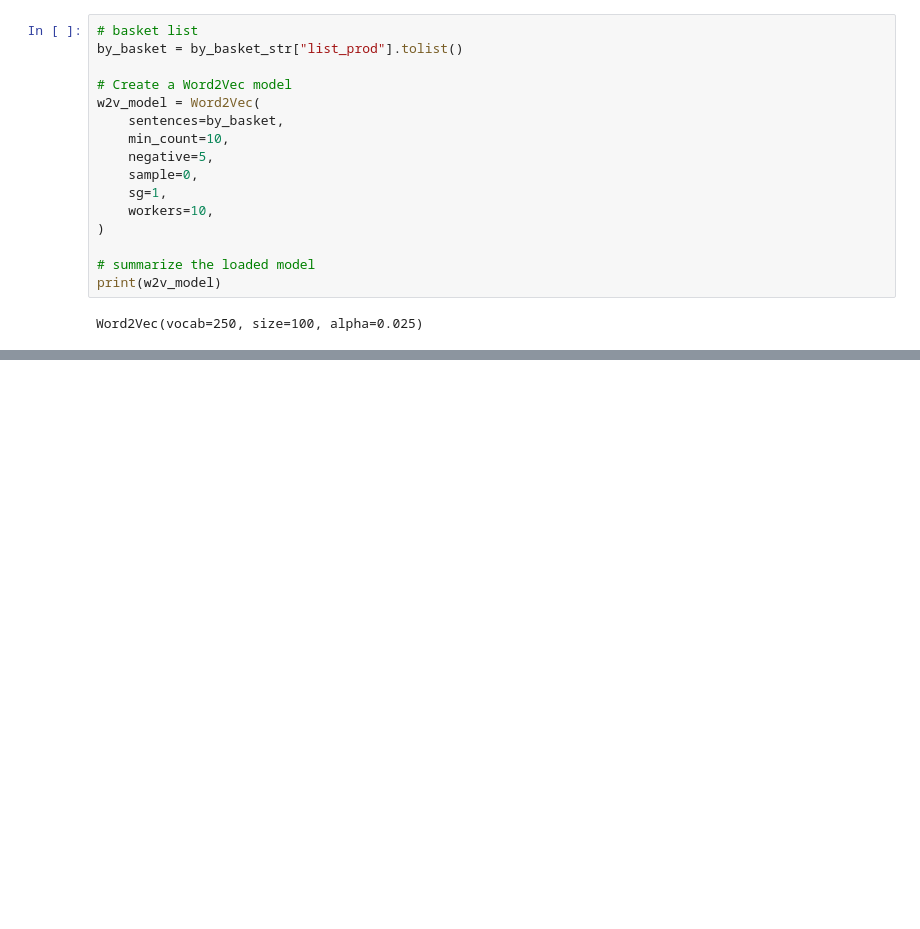
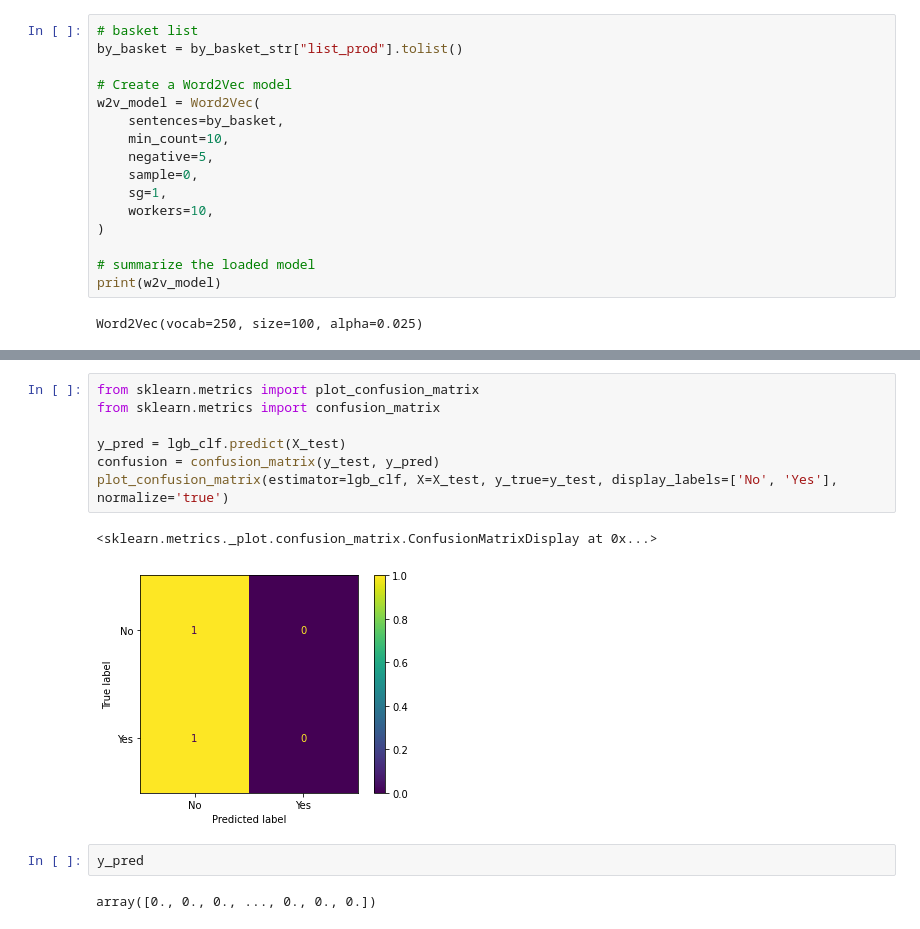
Before and after one commit to uhdang/mlim_group_3_final_assignment, a Jupyter notebook: master_copy.ipynb, the cells around one changed output, grey strips where cells are left out. Saved outputs shown, nothing was run; the diff lists cells and outputs as text; blank space fills up the shorter version.

```diff
--- a/master_copy.ipynb
+++ b/master_copy.ipynb
@@ -289,0 +523,14 @@ Word2Vec(vocab=250, size=100, alpha=0.025)
+# %%
+from sklearn.metrics import plot_confusion_matrix
+from sklearn.metrics import confusion_matrix
+
+y_pred = lgb_clf.predict(X_test)
+confusion = confusion_matrix(y_test, y_pred)
+plot_confusion_matrix(estimator=lgb_clf, X=X_test, y_true=y_test, display_labels=['No', 'Yes'], normalize='true')
+# %% [output]
+<sklearn.metrics._plot.confusion_matrix.ConfusionMatrixDisplay at 0x...>
+[figure, added]
+# %%
+y_pred
+# %% [output]
+array([0., 0., 0., ..., 0., 0., 0.])
```
Also changed, not shown: parts of 36 cells of this notebook.
